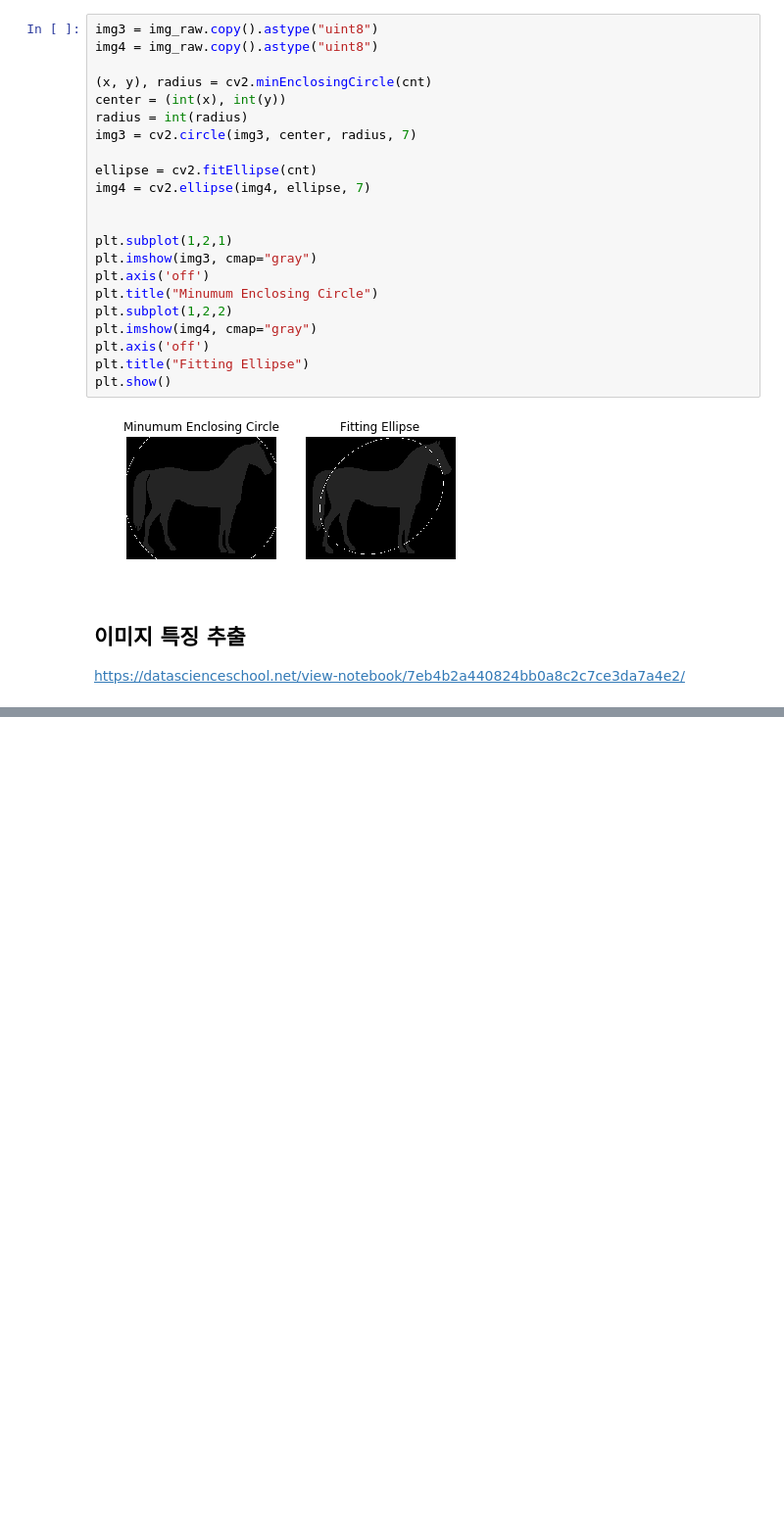
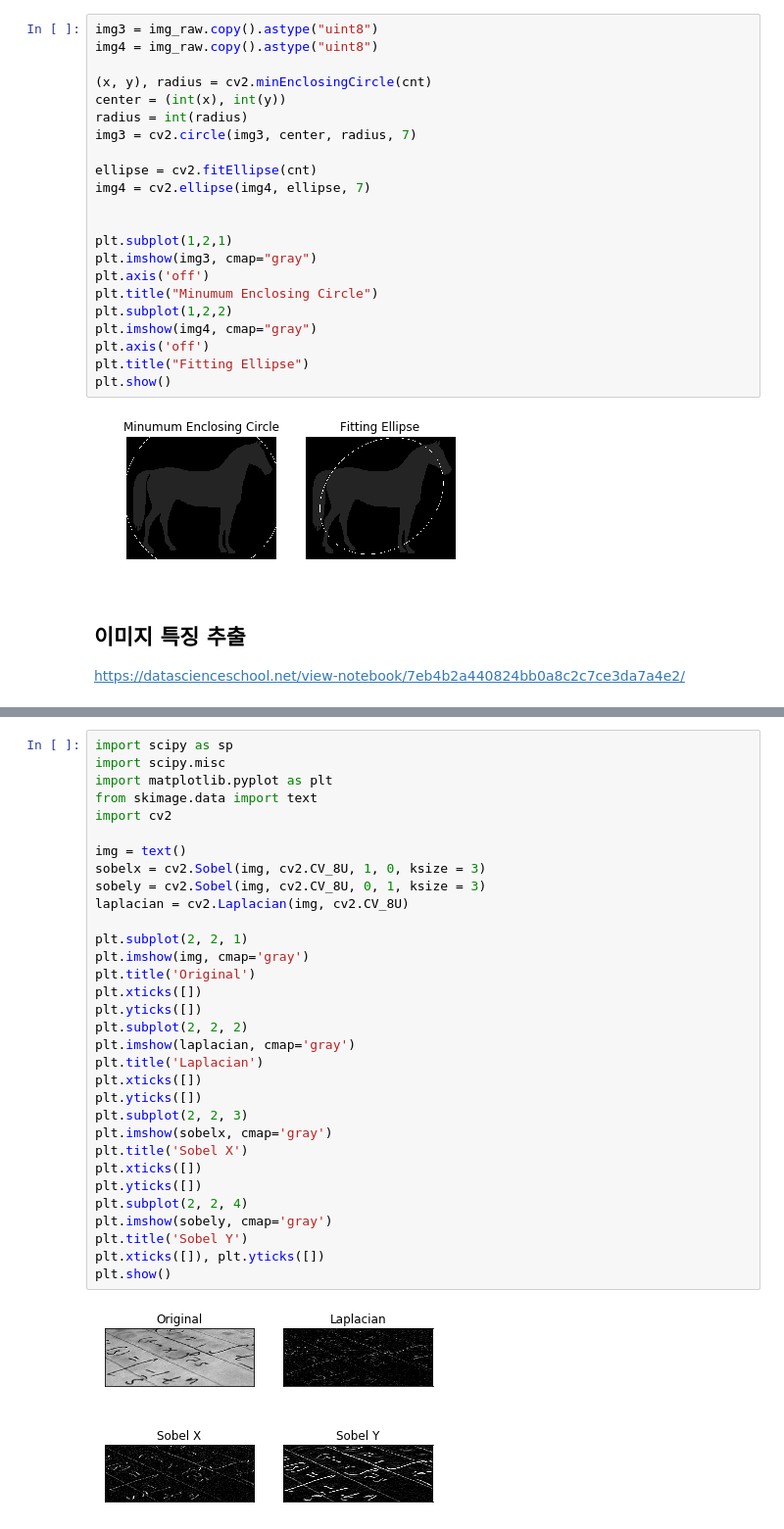
Before and after one commit to ultra118/Python_ML, a Jupyter notebook: ML/Data_Science_School/01_Image_preprocessing.ipynb, the cells around one changed output, grey strips where cells are left out. Shown at 98% size. Drawn from its saved outputs; the diff is of its cells as text; blank space fills up the shorter version.

```diff
--- a/ML/Data_Science_School/01_Image_preprocessing.ipynb
+++ b/ML/Data_Science_School/01_Image_preprocessing.ipynb
@@ -959,0 +973,34 @@ https://datascienceschool.net/view-notebook/7eb4b2a440824bb0a8c2c7ce3da7a4e2/
+# %%
+import scipy as sp
+import scipy.misc
+import matplotlib.pyplot as plt
+from skimage.data import text
+import cv2
+
+img = text()
+sobelx = cv2.Sobel(img, cv2.CV_8U, 1, 0, ksize = 3)
+sobely = cv2.Sobel(img, cv2.CV_8U, 0, 1, ksize = 3)
+laplacian = cv2.Laplacian(img, cv2.CV_8U)
+
+plt.subplot(2, 2, 1)
+plt.imshow(img, cmap='gray')
+plt.title('Original')
+plt.xticks([])
+plt.yticks([])
+plt.subplot(2, 2, 2)
+plt.imshow(laplacian, cmap='gray')
+plt.title('Laplacian')
+plt.xticks([])
+plt.yticks([])
+plt.subplot(2, 2, 3)
+plt.imshow(sobelx, cmap='gray')
+plt.title('Sobel X')
+plt.xticks([])
+plt.yticks([])
+plt.subplot(2, 2, 4)
+plt.imshow(sobely, cmap='gray')
+plt.title('Sobel Y')
+plt.xticks([]), plt.yticks([])
+plt.show()
+# %% [output]
+[figure, added]
```
Also changed, not shown: parts of 35 cells of this notebook.
